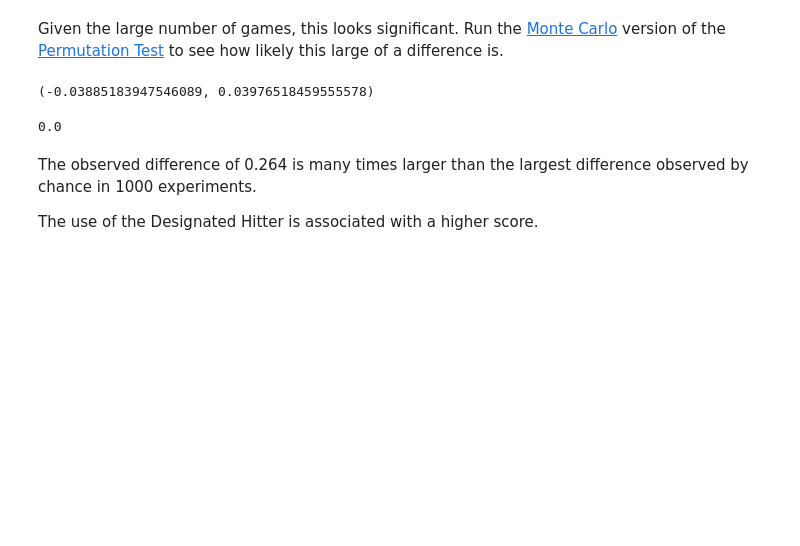
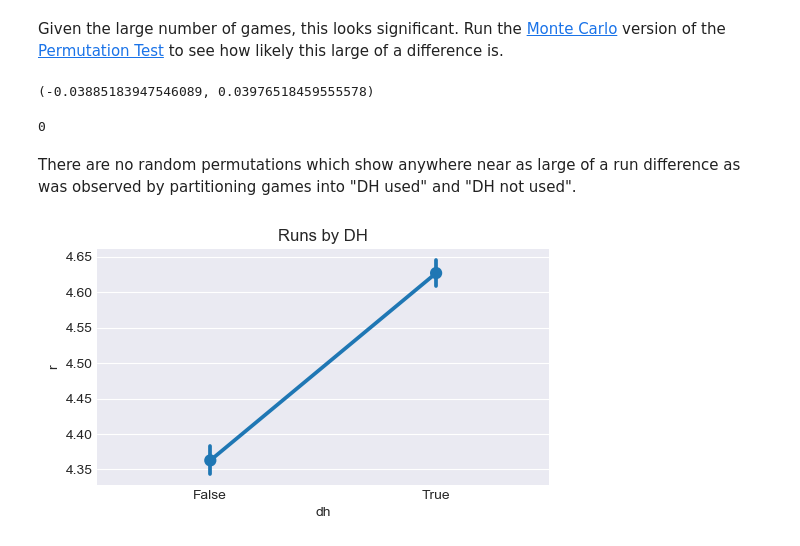
Before and after one commit to sdiehl28/baseball-analytics, a Jupyter notebook: baseball_jupyter_nb/01_Introduction.ipynb, the cells around one changed output. Drawn from its saved outputs; the diff is of its cells as text; code cells hidden in the pictures; blank space fills up the shorter version.

```diff
--- a/baseball_jupyter_nb/01_Introduction.ipynb
+++ b/baseball_jupyter_nb/01_Introduction.ipynb
@@ -302,10 +309,15 @@ result_array.min(), result_array.max()
 # %% [output]
 (-0.03885183947546089, 0.03976518459555578)
 # %%
-(result_array >= delta).mean()
+(result_array >= delta).sum()
 # %% [output]
-0.0
+0
-# %% [markdown]
-The observed difference of 0.264 is many times larger than the largest difference observed by chance in 1000 experiments.
-
-The use of the Designated Hitter is associated with a higher score.
+# %% [markdown]
+There are no random permutations which show anywhere near as large of a run difference as was observed by partitioning games into "DH used" and "DH not used".
+# %%
+# seaborn catplot: group by values of 'x' and take the mean of 'y'
+plt.style.use('seaborn-darkgrid')
+sns.catplot(x="dh", y="r", data=df, kind="point", height=3, aspect=1.77)
+plt.title('Runs by DH');
+# %% [output]
+[figure, added]
```
Also changed, not shown: parts of 33 cells of this notebook.
